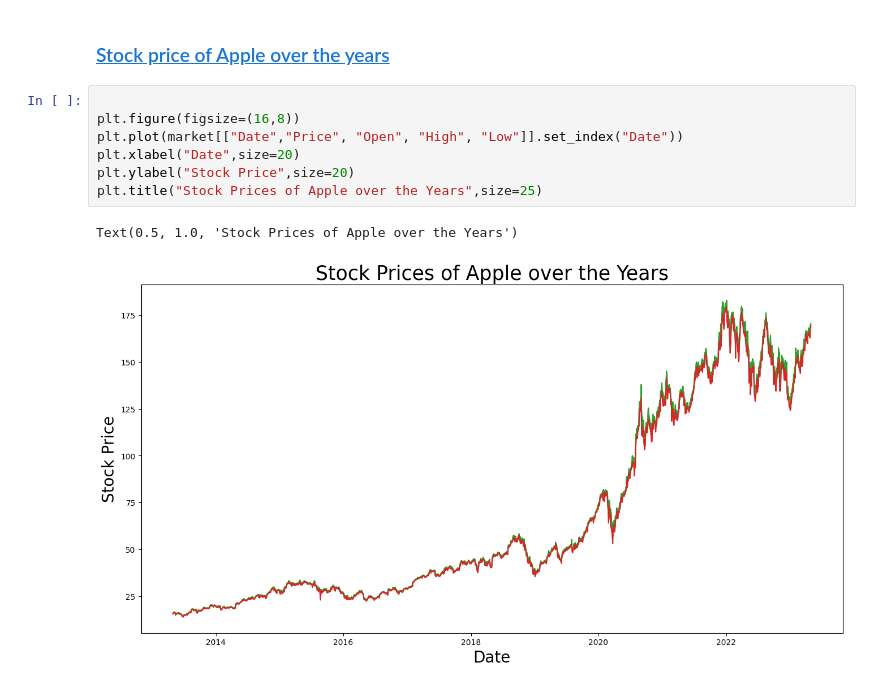
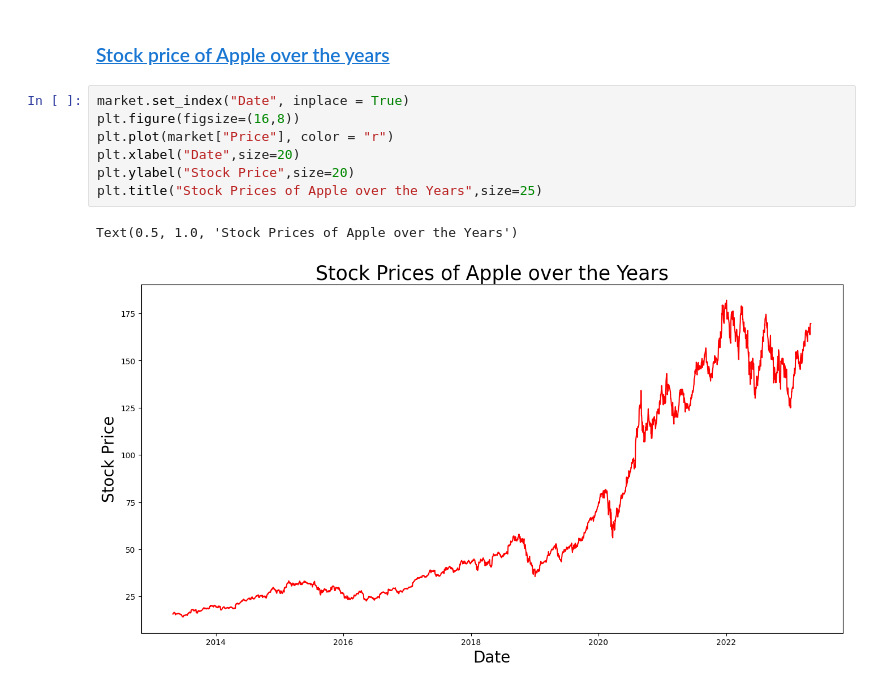
Before and after one commit to Radko99/Apple-stocks-wrangling-cleaning, a Jupyter notebook: Stocks_predictions.ipynb, the cells around one changed output. Drawn from its saved outputs; the diff is of its cells as text.

Commit message:
Update chart

```diff
--- a/Stocks_predictions.ipynb
+++ b/Stocks_predictions.ipynb
@@ -169,12 +170,12 @@ std                              NaN    50.48    50.43    51.09    49.81
 # %% [markdown]
 ### <a id='toc1_1_5_'></a>[Stock price of Apple over the years](#toc0_)
 # %%
-
+market.set_index("Date", inplace = True)
 plt.figure(figsize=(16,8))
-plt.plot(market[["Date","Price", "Open", "High", "Low"]].set_index("Date"))
+plt.plot(market["Price"], color = "r")
 plt.xlabel("Date",size=20)
 plt.ylabel("Stock Price",size=20)
 plt.title("Stock Prices of Apple over the Years",size=25)
 # %% [output]
 Text(0.5, 1.0, 'Stock Prices of Apple over the Years')
-[figure, old version]
+[figure, new version]
```
Also changed, not shown: parts of 2 cells of this notebook.
